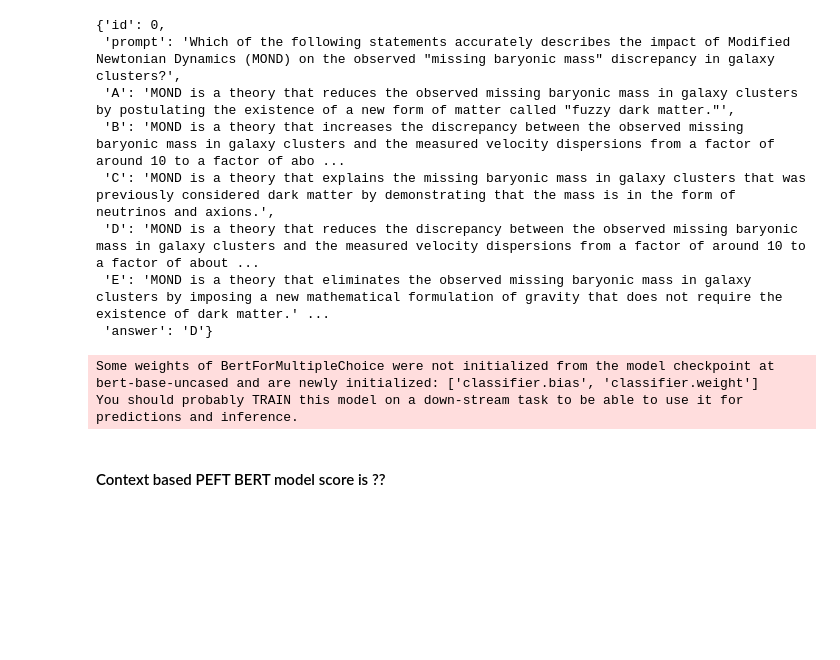
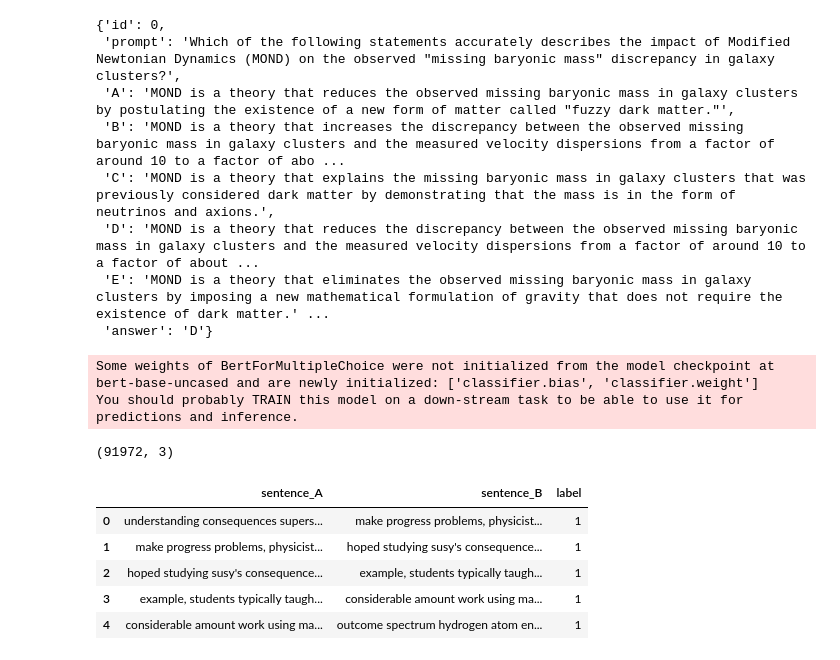
Before and after one commit to svk-123/kaggle, a Jupyter notebook: LLM_Science_Exam/LLM_science_exam_2_context_based_PEFT_BERT.ipynb, the cells around one changed output. Saved outputs shown, nothing was run; the diff lists cells and outputs as text; code cells hidden in the pictures; blank space fills up the shorter version.

```diff
--- a/LLM_Science_Exam/LLM_science_exam_2_context_based_PEFT_BERT.ipynb
+++ b/LLM_Science_Exam/LLM_science_exam_2_context_based_PEFT_BERT.ipynb
@@ -49,6 +72,55 @@ model = AutoModelForMultipleChoice.from_pretrained('bert-base-uncased')
 Some weights of BertForMultipleChoice were not initialized from the model checkpoint at bert-base-uncased and are newly initialized: ['classifier.bias', 'classifier.weight']
 You should probably TRAIN this model on a down-stream task to be able to use it for predictions and inference.
 # %%
-# Get predicted answer
-option_mapping = {0: 'A', 1: 'B', 2: 'C', 3: 'D', 4: 'E'}
-prediction = [option_mapping[i] for i in pred_idx]
+import random
+import pandas as pd
+from nltk.tokenize import sent_tokenize
+
+def prepare_nsp_data(corpus, max_samples=None):
+    # Step 1: Split the corpus into sentences
+    sentences = sent_tokenize(corpus)
+
+    # Step 2: Create positive pairs (consecutive sentences)
+    positive_pairs = [(sentences[i], sentences[i+1], 1) for i in range(len(sentences) - 1)]
+
+    # Step 3: Create negative pairs (randomly picked second sentence)
+    negative_pairs = []
+    for i in range(len(sentences) - 1):
+        sentence_A = sentences[i]
+        random_sentence_B = random.choice(sentences)
+
+        # Ensure sentence_B is not the actual next sentence
+        while random_sentence_B == sentences[i + 1]:
+            random_sentence_B = random.choice(sentences)
+
+        negative_pairs.append((sentence_A, random_sentence_B, 0))
+
+    # Combine positive and negative pairs
+    dataset = positive_pairs + negative_pairs
+
+    # Step 4: Optionally, limit the number of samples
+    if max_samples:
+        dataset = random.sample(dataset, max_samples)
+
+    # Convert to a DataFrame for easy saving or manipulation
+    df = pd.DataFrame(dataset, columns=["sentence_A", "sentence_B", "label"])
+
+    return df
+
+dfs=[]
+for i in range(train_pages_df.shape[0]):
+    df=prepare_nsp_data(train_pages_df['cleaned_text'].iloc[i])
+    dfs.append(df)
+combined_df = pd.concat(dfs, ignore_index=True)
+# Saving the dataset to a .csv file for BERT NSP training
+#df.to_csv("nsp_training_data.csv", sep="\t", index=False)
+print(combined_df.shape)
+combined_df.head()
+# %% [output]
+(91972, 3)
+|  | sentence_A | sentence_B | label |
+| 0 | understanding consequences supers... | make progress problems, physicist... | 1 |
+| 1 | make progress problems, physicist... | hoped studying susy's consequence... | 1 |
+| 2 | hoped studying susy's consequence... | example, students typically taugh... | 1 |
+| 3 | example, students typically taugh... | considerable amount work using ma... | 1 |
+| 4 | considerable amount work using ma... | outcome spectrum hydrogen atom en... | 1 |
@@ -57,2 +126,0 @@ train_df['predicted_answer']=prediction
-# %% [markdown]
-#### Context based PEFT BERT model score is ??
```
Also changed, not shown: parts of 15 cells of this notebook.
